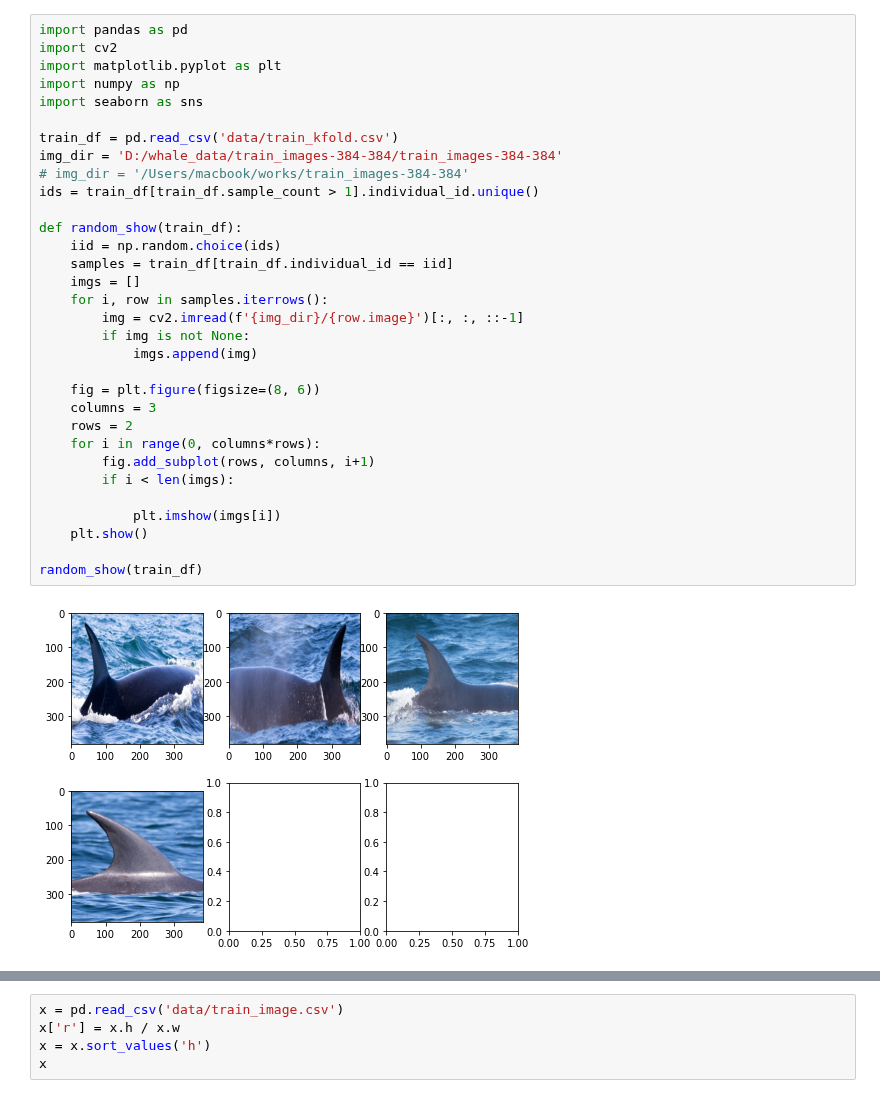
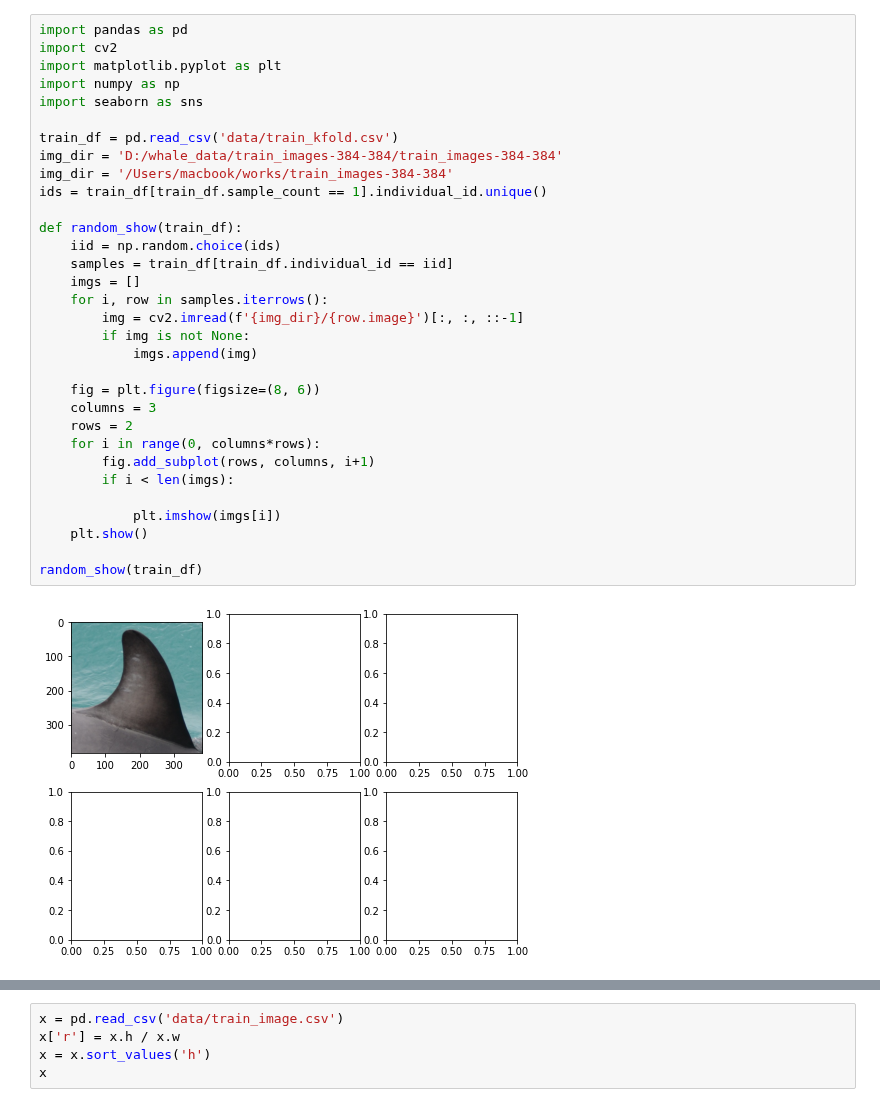
Before and after one commit to ptran1203/whale, a Jupyter notebook: eda.ipynb, the cells around one changed output, grey strips where cells are left out. Cells and saved outputs as stored; diff of their text form.

```diff
--- a/eda.ipynb
+++ b/eda.ipynb
@@ -2,33 +2,33 @@
 import pandas as pd
 import cv2
 import matplotlib.pyplot as plt
 import numpy as np
 import seaborn as sns
 
 train_df = pd.read_csv('data/train_kfold.csv')
 img_dir = 'D:/whale_data/train_images-384-384/train_images-384-384'
-# img_dir = '/Users/macbook/works/train_images-384-384'
-ids = train_df[train_df.sample_count > 1].individual_id.unique()
+img_dir = '/Users/macbook/works/train_images-384-384'
+ids = train_df[train_df.sample_count == 1].individual_id.unique()
 
 def random_show(train_df):
     iid = np.random.choice(ids)
     samples = train_df[train_df.individual_id == iid]
     imgs = []
     for i, row in samples.iterrows():
         img = cv2.imread(f'{img_dir}/{row.image}')[:, :, ::-1]
         if img is not None:
             imgs.append(img)
 
     fig = plt.figure(figsize=(8, 6))
     columns = 3
     rows = 2
     for i in range(0, columns*rows):
         fig.add_subplot(rows, columns, i+1)
         if i < len(imgs):
 
             plt.imshow(imgs[i])
     plt.show()
 
 random_show(train_df)
 # %% [output]
-[figure, old version]
+[figure, new version]
```
Also changed, not shown: parts of 2 cells of this notebook, 1 other file.
